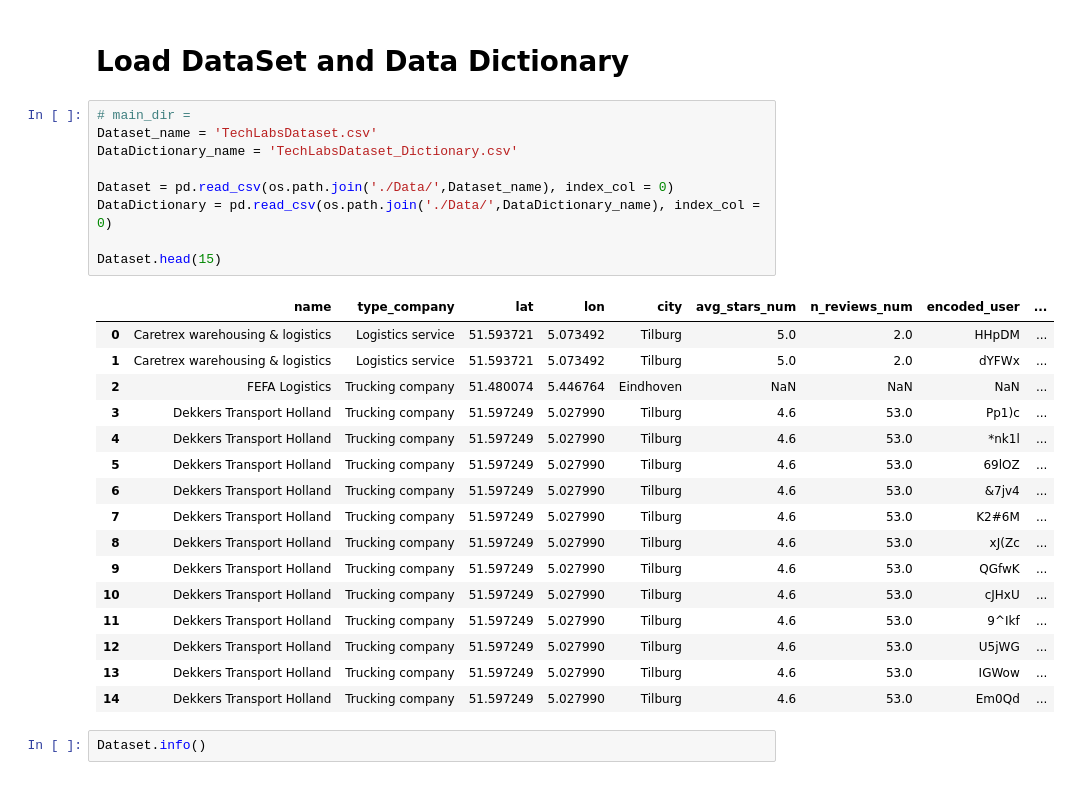
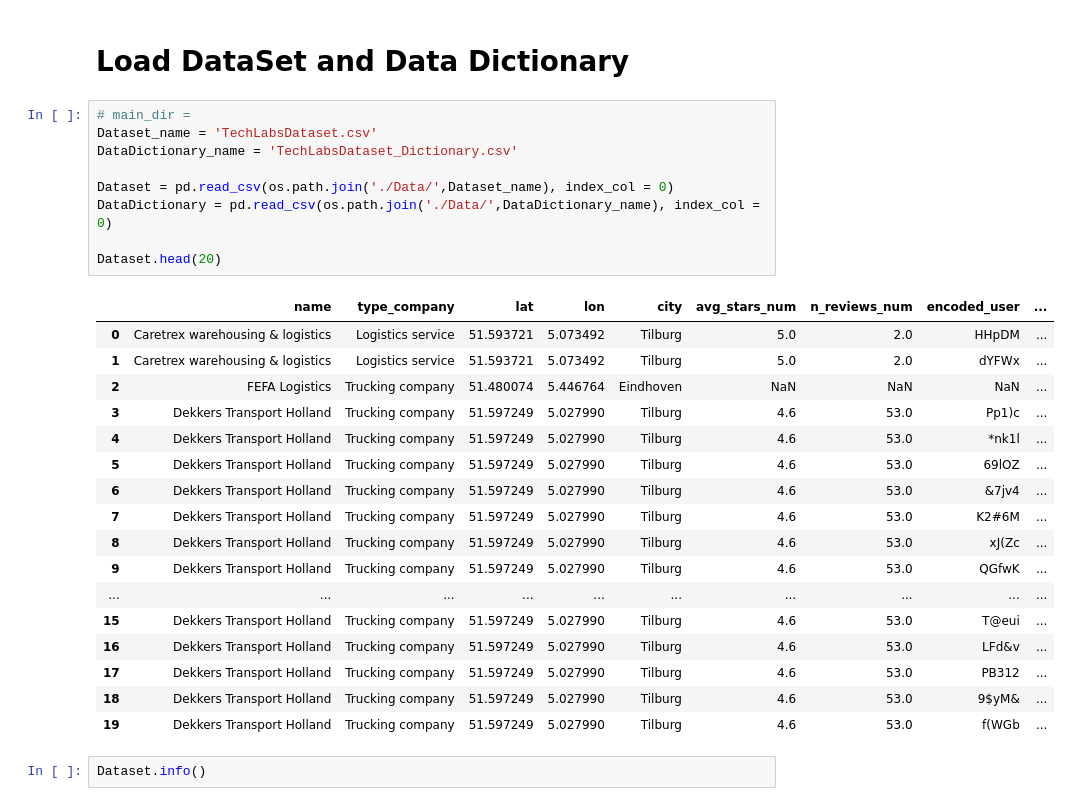
Before and after one commit to GSSaac/TOMlogistics, a Jupyter notebook: cm_WP1_DescriptiveStats.ipynb, the cells around one changed output. Drawn from its saved outputs; the diff is of its cells as text.

```diff
--- a/cm_WP1_DescriptiveStats.ipynb
+++ b/cm_WP1_DescriptiveStats.ipynb
@@ -18,29 +18,30 @@ import seaborn as sns
 # %%
 # main_dir =
 Dataset_name = 'TechLabsDataset.csv'
 DataDictionary_name = 'TechLabsDataset_Dictionary.csv'
 
 Dataset = pd.read_csv(os.path.join('./Data/',Dataset_name), index_col = 0)
 DataDictionary = pd.read_csv(os.path.join('./Data/',DataDictionary_name), index_col = 0)
 
-Dataset.head(15)
+Dataset.head(20)
 # %% [output]
 |  | name | type_company | lat | lon | city | avg_stars_num | n_reviews_num | encoded_user | ... |
 | 0 | Caretrex warehousing & logistics | Logistics service | 51.593721 | 5.073492 | Tilburg | 5.0 | 2.0 | HHpDM | ... |
 | 1 | Caretrex warehousing & logistics | Logistics service | 51.593721 | 5.073492 | Tilburg | 5.0 | 2.0 | dYFWx | ... |
 | 2 | FEFA Logistics | Trucking company | 51.480074 | 5.446764 | Eindhoven | NaN | NaN | NaN | ... |
 | 3 | Dekkers Transport Holland | Trucking company | 51.597249 | 5.027990 | Tilburg | 4.6 | 53.0 | Pp1)c | ... |
 | 4 | Dekkers Transport Holland | Trucking company | 51.597249 | 5.027990 | Tilburg | 4.6 | 53.0 | *nk1l | ... |
 | 5 | Dekkers Transport Holland | Trucking company | 51.597249 | 5.027990 | Tilburg | 4.6 | 53.0 | 69lOZ | ... |
 | 6 | Dekkers Transport Holland | Trucking company | 51.597249 | 5.027990 | Tilburg | 4.6 | 53.0 | &7jv4 | ... |
 | 7 | Dekkers Transport Holland | Trucking company | 51.597249 | 5.027990 | Tilburg | 4.6 | 53.0 | K2#6M | ... |
 | 8 | Dekkers Transport Holland | Trucking company | 51.597249 | 5.027990 | Tilburg | 4.6 | 53.0 | xJ(Zc | ... |
 | 9 | Dekkers Transport Holland | Trucking company | 51.597249 | 5.027990 | Tilburg | 4.6 | 53.0 | QGfwK | ... |
-| 10 | Dekkers Transport Holland | Trucking company | 51.597249 | 5.027990 | Tilburg | 4.6 | 53.0 | cJHxU | ... |
-| 11 | Dekkers Transport Holland | Trucking company | 51.597249 | 5.027990 | Tilburg | 4.6 | 53.0 | 9^Ikf | ... |
-| 12 | Dekkers Transport Holland | Trucking company | 51.597249 | 5.027990 | Tilburg | 4.6 | 53.0 | U5jWG | ... |
-| 13 | Dekkers Transport Holland | Trucking company | 51.597249 | 5.027990 | Tilburg | 4.6 | 53.0 | IGWow | ... |
-| 14 | Dekkers Transport Holland | Trucking company | 51.597249 | 5.027990 | Tilburg | 4.6 | 53.0 | Em0Qd | ... |
+| ... | ... | ... | ... | ... | ... | ... | ... | ... | ... |
+| 15 | Dekkers Transport Holland | Trucking company | 51.597249 | 5.027990 | Tilburg | 4.6 | 53.0 | T@eui | ... |
+| 16 | Dekkers Transport Holland | Trucking company | 51.597249 | 5.027990 | Tilburg | 4.6 | 53.0 | LFd&v | ... |
+| 17 | Dekkers Transport Holland | Trucking company | 51.597249 | 5.027990 | Tilburg | 4.6 | 53.0 | PB312 | ... |
+| 18 | Dekkers Transport Holland | Trucking company | 51.597249 | 5.027990 | Tilburg | 4.6 | 53.0 | 9$yM& | ... |
+| 19 | Dekkers Transport Holland | Trucking company | 51.597249 | 5.027990 | Tilburg | 4.6 | 53.0 | f(WGb | ... |
 # %%
 Dataset.info()
 # %% [output]
```
